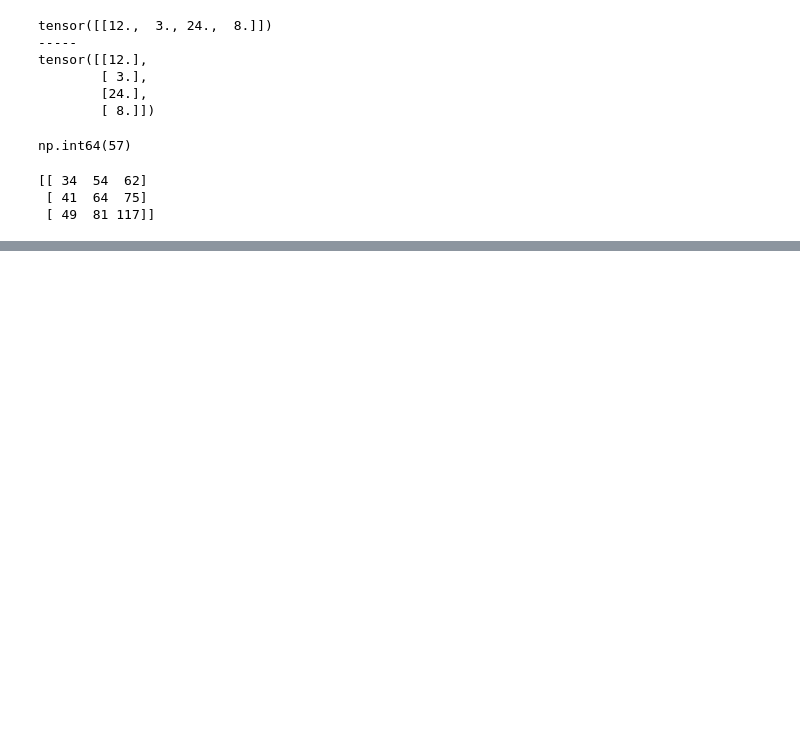
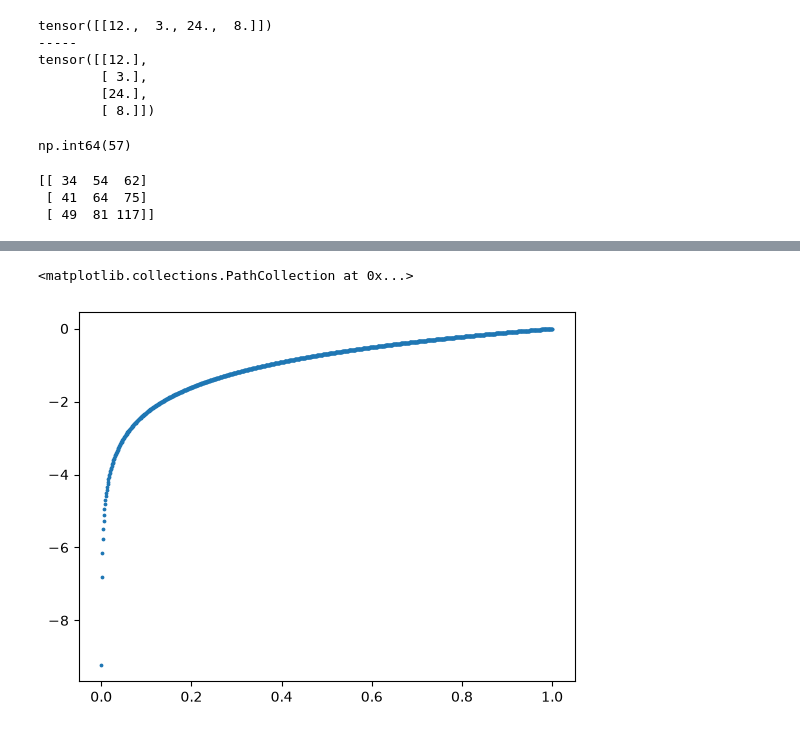
Before and after one commit to Amirgray59/deep-learning-roadmap, a Jupyter notebook: 0-math/one.ipynb, the cells around one changed output, grey strips where cells are left out. Cells and saved outputs as stored; diff of their text form; code cells hidden in the pictures; blank space fills up the shorter version.

```diff
--- a/0-math/one.ipynb
+++ b/0-math/one.ipynb
@@ -99,0 +154,9 @@ print(three)
+# %%
+x = torch.linspace(.0001, 1, 1000)
+y = torch.log(x)
+plt.scatter(
+    x,y, s=3
+)
+# %% [output]
+<matplotlib.collections.PathCollection at 0x...>
+[figure, added]
```
Also changed, not shown: parts of 11 cells of this notebook, 2 other files.
